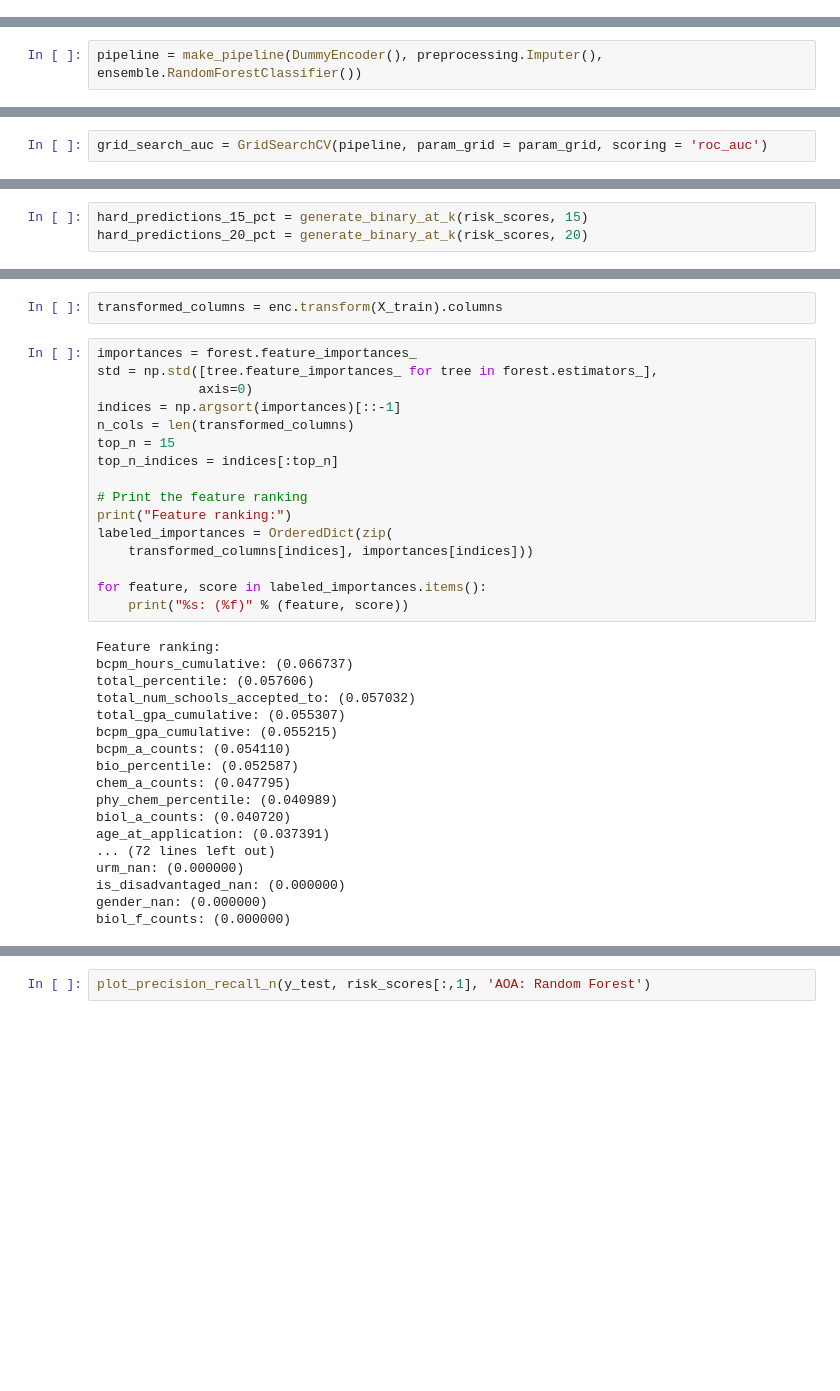
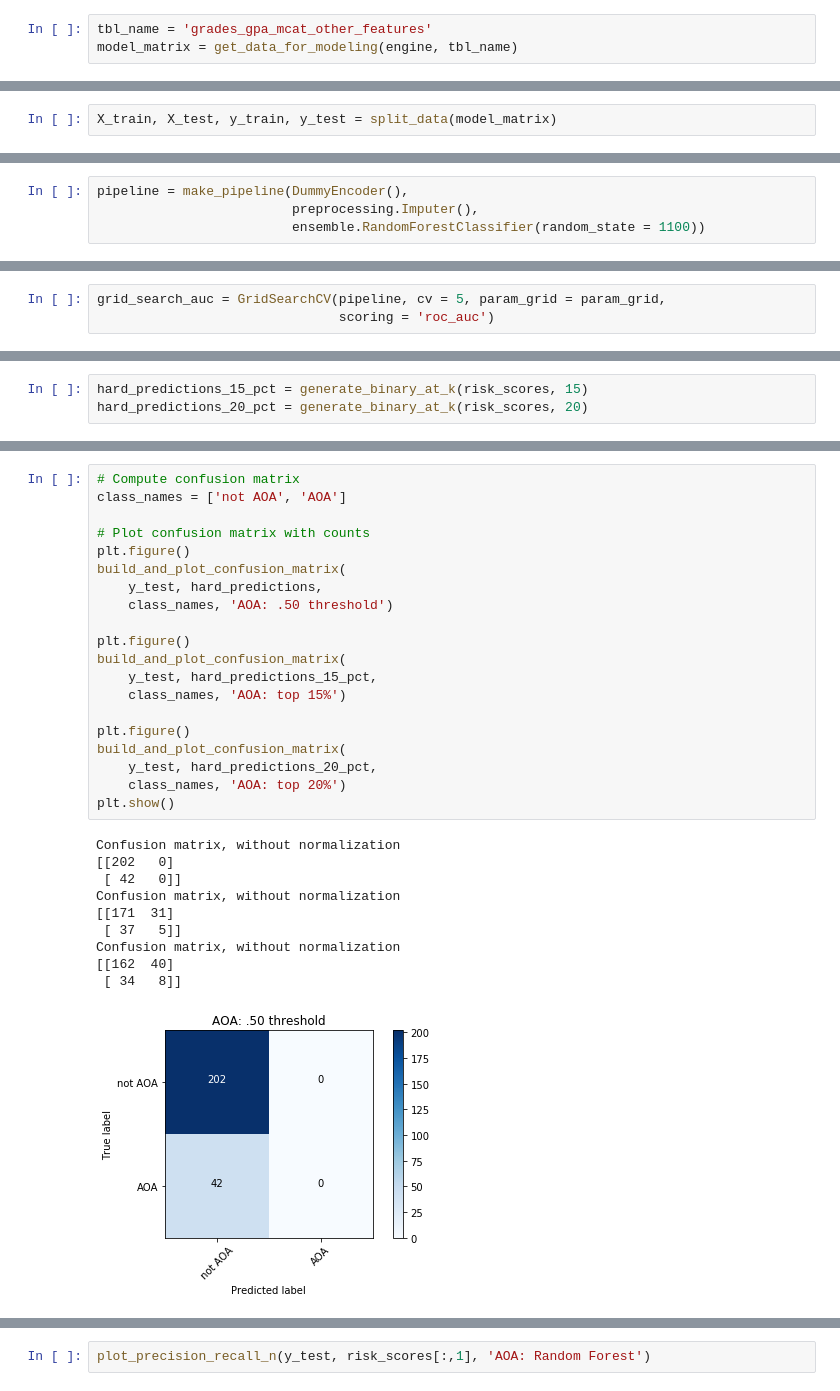
Before and after one commit to jgutman/eduanalytics, a Jupyter notebook: connecting_to_database_with_python.ipynb, the cells around one changed output, grey strips where cells are left out. Drawn from its saved outputs; the diff is of its cells as text; blank space fills up the shorter version.

```diff
--- a/connecting_to_database_with_python.ipynb
+++ b/connecting_to_database_with_python.ipynb
@@ -62,3 +239,6 @@ model_matrix = model_matrix.set_index('study_id')
+# %%
+tbl_name = 'grades_gpa_mcat_other_features'
+model_matrix = get_data_for_modeling(engine, tbl_name)
 # %%
 model_matrix.shape
 # %% [output]
@@ -126,3 +248,5 @@ array([ True,  True,  True,  True,  True,  True,  True,  True,  True,
+# %%
+X_train, X_test, y_train, y_test = split_data(model_matrix)
 # %%
 param_grid = dict(
     imputer__strategy= ['mean', 'median'],
@@ -131,5 +255,7 @@ param_grid = dict(
     randomforestclassifier__max_features= ['sqrt', 'log2'],
     randomforestclassifier__min_samples_split= [2, 5, 10])
 # %%
-pipeline = make_pipeline(DummyEncoder(), preprocessing.Imputer(), ensemble.RandomForestClassifier())
+pipeline = make_pipeline(DummyEncoder(),
+                         preprocessing.Imputer(),
+                         ensemble.RandomForestClassifier(random_state = 1100))
 # %%
@@ -137,5 +264,6 @@ grid_search = GridSearchCV(pipeline, param_grid = param_grid, scoring = 'recall'
 # %%
-grid_search_auc = GridSearchCV(pipeline, param_grid = param_grid, scoring = 'roc_auc')
+grid_search_auc = GridSearchCV(pipeline, cv = 5, param_grid = param_grid,
+                               scoring = 'roc_auc')
 # %%
 grid_search_auc.fit(X_train, y_train)
 # %% [output]
@@ -245,36 +324,31 @@ forest = grid_search.best_estimator_.named_steps.get('randomforestclassifier')
-# %%
-transformed_columns = enc.transform(X_train).columns
-# %%
-importances = forest.feature_importances_
-std = np.std([tree.feature_importances_ for tree in forest.estimators_],
-             axis=0)
-indices = np.argsort(importances)[::-1]
-n_cols = len(transformed_columns)
-top_n = 15
-top_n_indices = indices[:top_n]
-
-# Print the feature ranking
-print("Feature ranking:")
-labeled_importances = OrderedDict(zip(
-    transformed_columns[indices], importances[indices]))
-
-for feature, score in labeled_importances.items():
-    print("%s: (%f)" % (feature, score))
-# %% [output]
-Feature ranking:
-bcpm_hours_cumulative: (0.066737)
-total_percentile: (0.057606)
-total_num_schools_accepted_to: (0.057032)
-total_gpa_cumulative: (0.055307)
-bcpm_gpa_cumulative: (0.055215)
-bcpm_a_counts: (0.054110)
-bio_percentile: (0.052587)
-chem_a_counts: (0.047795)
-phy_chem_percentile: (0.040989)
-biol_a_counts: (0.040720)
-age_at_application: (0.037391)
-... (72 lines left out)
-urm_nan: (0.000000)
-is_disadvantaged_nan: (0.000000)
-gender_nan: (0.000000)
-biol_f_counts: (0.000000)
+# %%
+# Compute confusion matrix
+class_names = ['not AOA', 'AOA']
+
+# Plot confusion matrix with counts
+plt.figure()
+build_and_plot_confusion_matrix(
+    y_test, hard_predictions,
+    class_names, 'AOA: .50 threshold')
+
+plt.figure()
+build_and_plot_confusion_matrix(
+    y_test, hard_predictions_15_pct,
+    class_names, 'AOA: top 15%')
+
+plt.figure()
+build_and_plot_confusion_matrix(
+    y_test, hard_predictions_20_pct,
+    class_names, 'AOA: top 20%')
+plt.show()
+# %% [output]
+Confusion matrix, without normalization
+[[202   0]
+ [ 42   0]]
+Confusion matrix, without normalization
+[[171  31]
+ [ 37   5]]
+Confusion matrix, without normalization
+[[162  40]
+ [ 34   8]]
+[figure, added]
```
Also changed, not shown: parts of 44 cells of this notebook.
